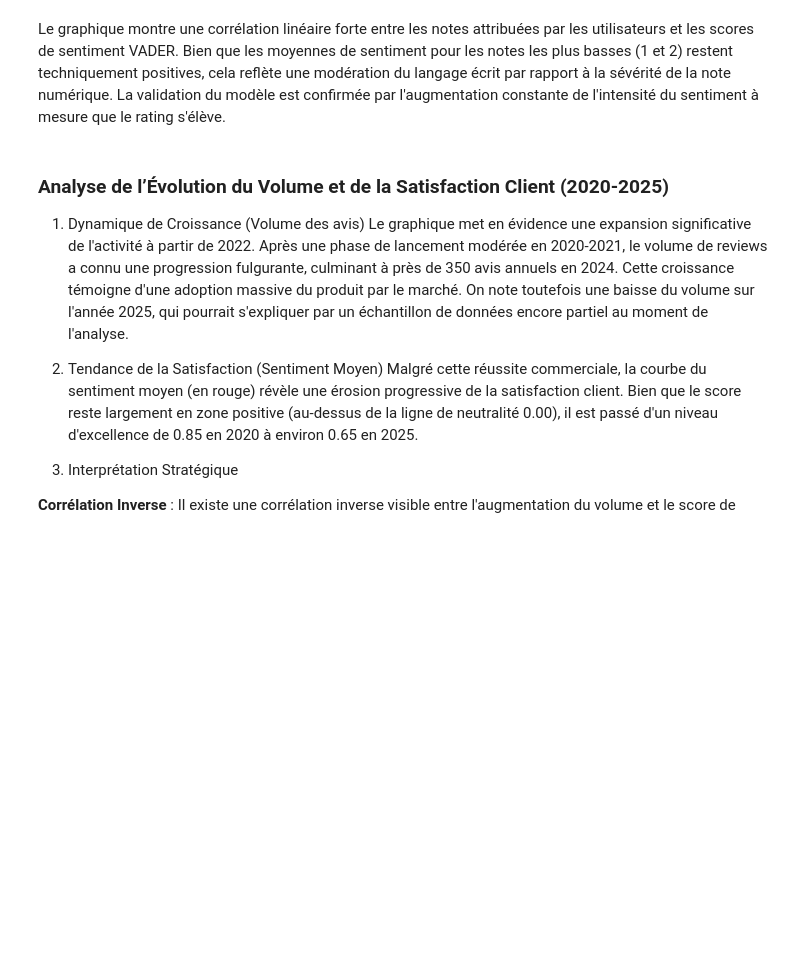
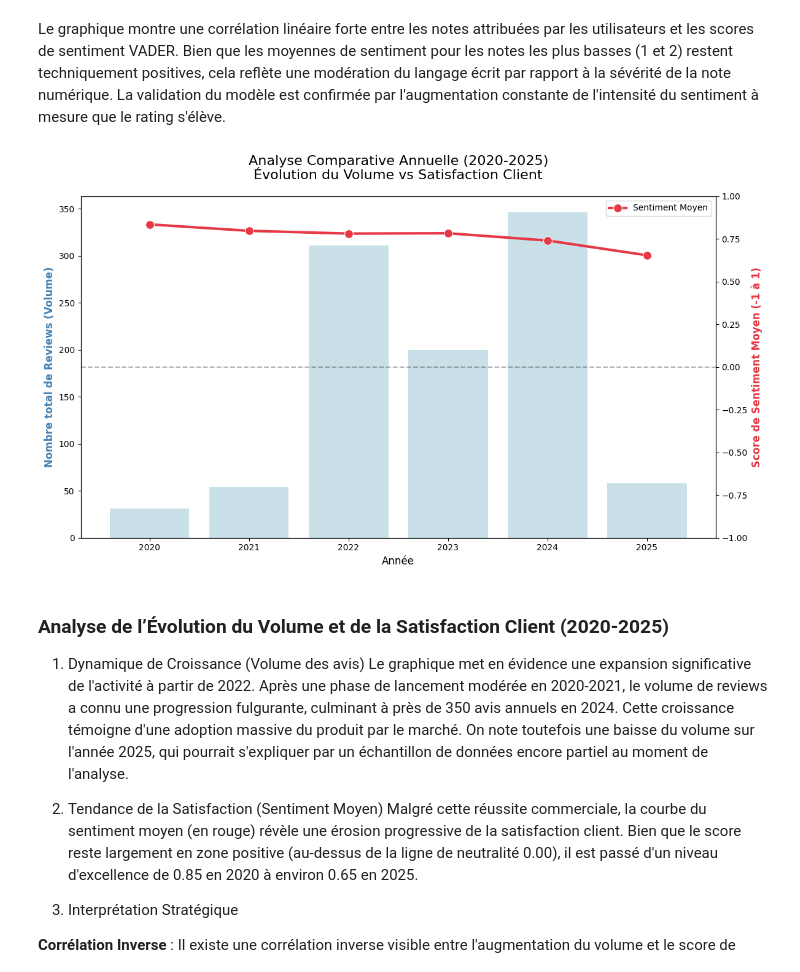
Before and after one commit to florence93600/anycompany_food_beverage, a Jupyter notebook: phase3_machine_learning.ipynb, the cells around one changed output. Drawn from its saved outputs; the diff is of its cells as text; code cells hidden in the pictures; blank space fills up the shorter version.

```diff
--- a/phase3_machine_learning.ipynb
+++ b/phase3_machine_learning.ipynb
@@ -196,24 +196,26 @@ Le graphique montre une corrélation linéaire forte entre les notes attribuées
 # %%
 # Visualisation Comparative
 fig, ax1 = plt.subplots(figsize=(12, 7))
 
 # --- Partie Volume (Histogramme bleu) ---
-sns.barplot(data=annual_comparison, x='YEAR', y='REVIEW_ID', ax=ax1, color='#add8e6', alpha=0.7)
+sns.barplot(data=annual_comparison, x='year', y='review_id', ax=ax1, color='#add8e6', alpha=0.7)
 ax1.set_ylabel('Nombre total de Reviews (Volume)', color='#4682b4', fontsize=12, fontweight='bold')
 ax1.set_xlabel('Année', fontsize=12)
 
 # --- Partie Sentiment (Ligne rouge) ---
 ax2 = ax1.twinx()
-sns.lineplot(x=range(len(annual_comparison)), y=annual_comparison['VADER_SCORE'],
+sns.lineplot(x=range(len(annual_comparison)), y=annual_comparison['vader_score'],
              ax=ax2, marker='o', color='#e63946', linewidth=3, markersize=10, label='Sentiment Moyen')
 
 ax2.set_ylabel('Score de Sentiment Moyen (-1 à 1)', color='#e63946', fontsize=12, fontweight='bold')
 ax2.axhline(0, color='black', linestyle='--', alpha=0.3) # Ligne de neutralité
 ax2.set_ylim(-1, 1)
 
 plt.title('Analyse Comparative Annuelle (2020-2025)\nÉvolution du Volume vs Satisfaction Client', fontsize=16, pad=20)
 plt.tight_layout()
 plt.show()
+# %% [output]
+[figure, added]
 # %% [markdown]
 ### Analyse de l’Évolution du Volume et de la Satisfaction Client (2020-2025)
 1. Dynamique de Croissance (Volume des avis) Le graphique met en évidence une expansion significative de l'activité à partir de 2022. Après une phase de lancement modérée en 2020-2021, le volume de reviews a connu une progression fulgurante, culminant à près de 350 avis annuels en 2024. Cette croissance témoigne d'une adoption massive du produit par le marché. On note toutefois une baisse du volume sur l'année 2025, qui pourrait s'expliquer par un échantillon de données encore partiel au moment de l'analyse.
```
